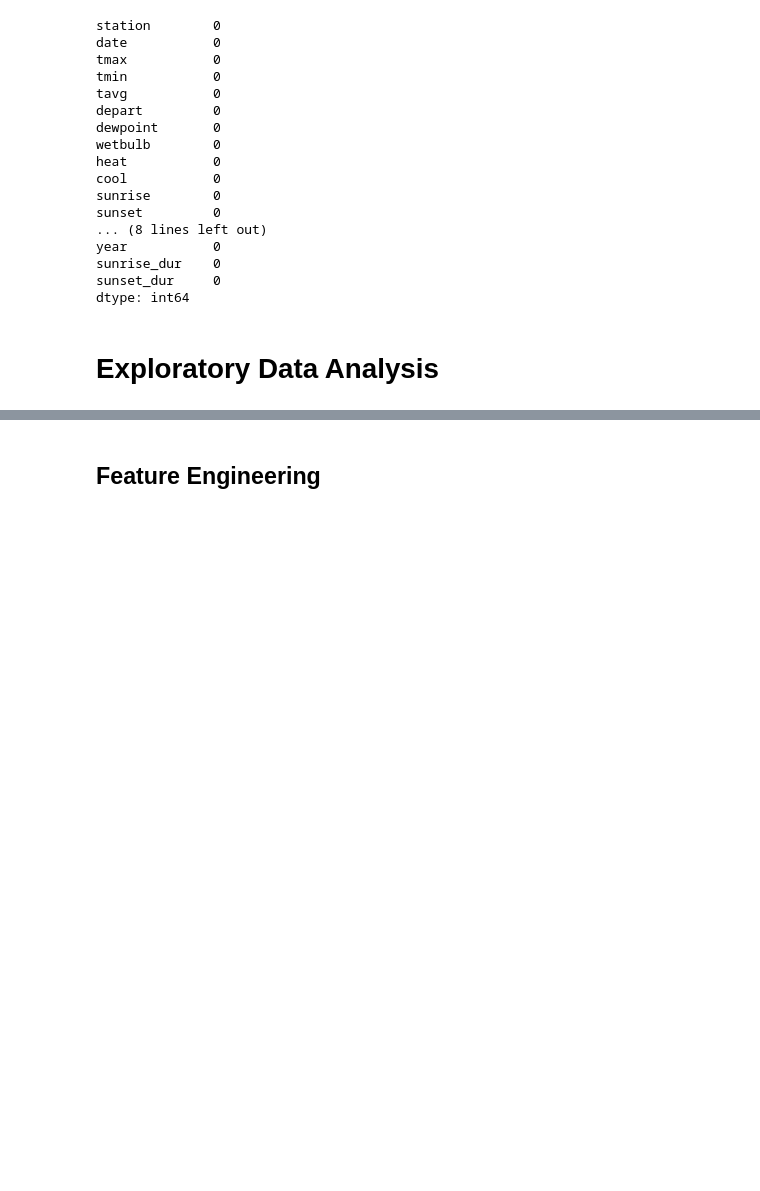
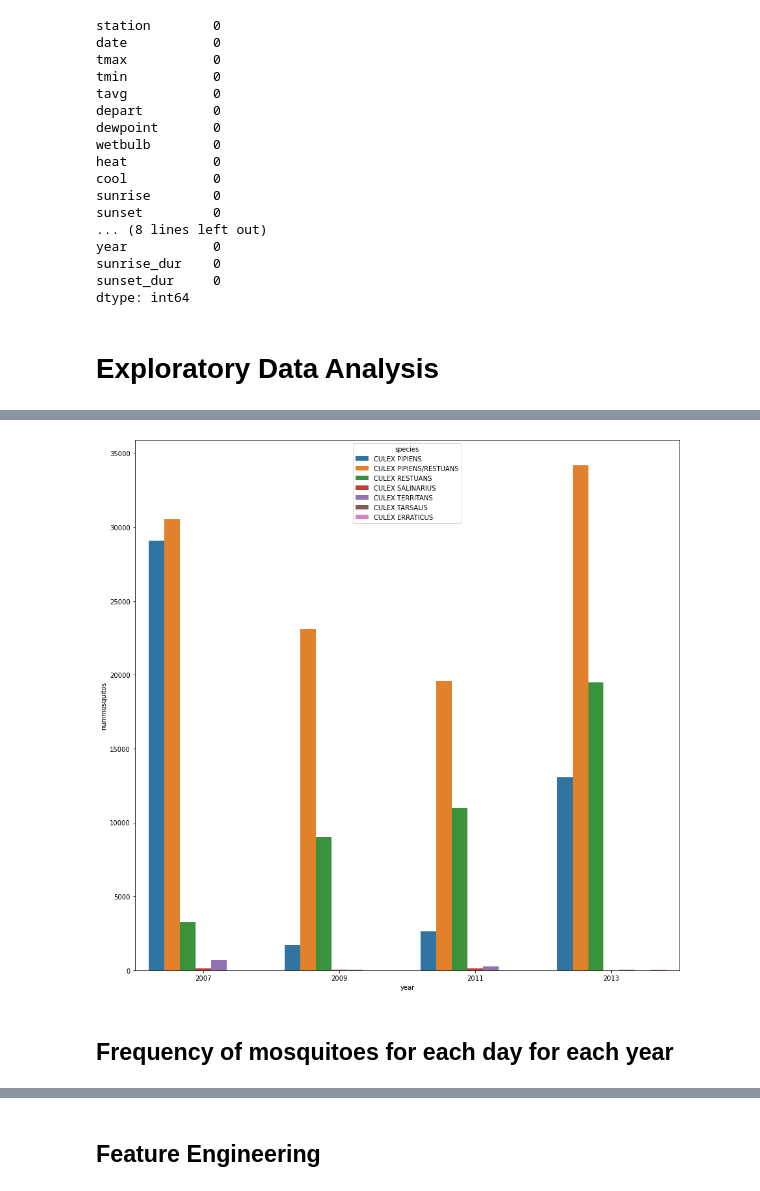
Before and after one commit to kkhalis/project_4, a Jupyter notebook: Project 4 - West Nile Virus Prediction_Casper.ipynb, the cells around one changed output, grey strips where cells are left out. Drawn from its saved outputs; the diff is of its cells as text; code cells hidden in the pictures; blank space fills up the shorter version.

```diff
--- a/Project 4 - West Nile Virus Prediction_Casper.ipynb
+++ b/Project 4 - West Nile Virus Prediction_Casper.ipynb
@@ -798,0 +913,10 @@ dtype: int64
+# %%
+plt.figure(figsize=(15,15))
+sns.barplot(data=combine.groupby(['year', 'species'])['nummosquitos'].sum().reset_index(),
+            x='year',
+            y='nummosquitos',
+            hue='species');
+# %% [output]
+[figure, added]
+# %% [markdown]
+## Frequency of mosquitoes for each day for each year
```
Also changed, not shown: parts of 40 cells of this notebook.
